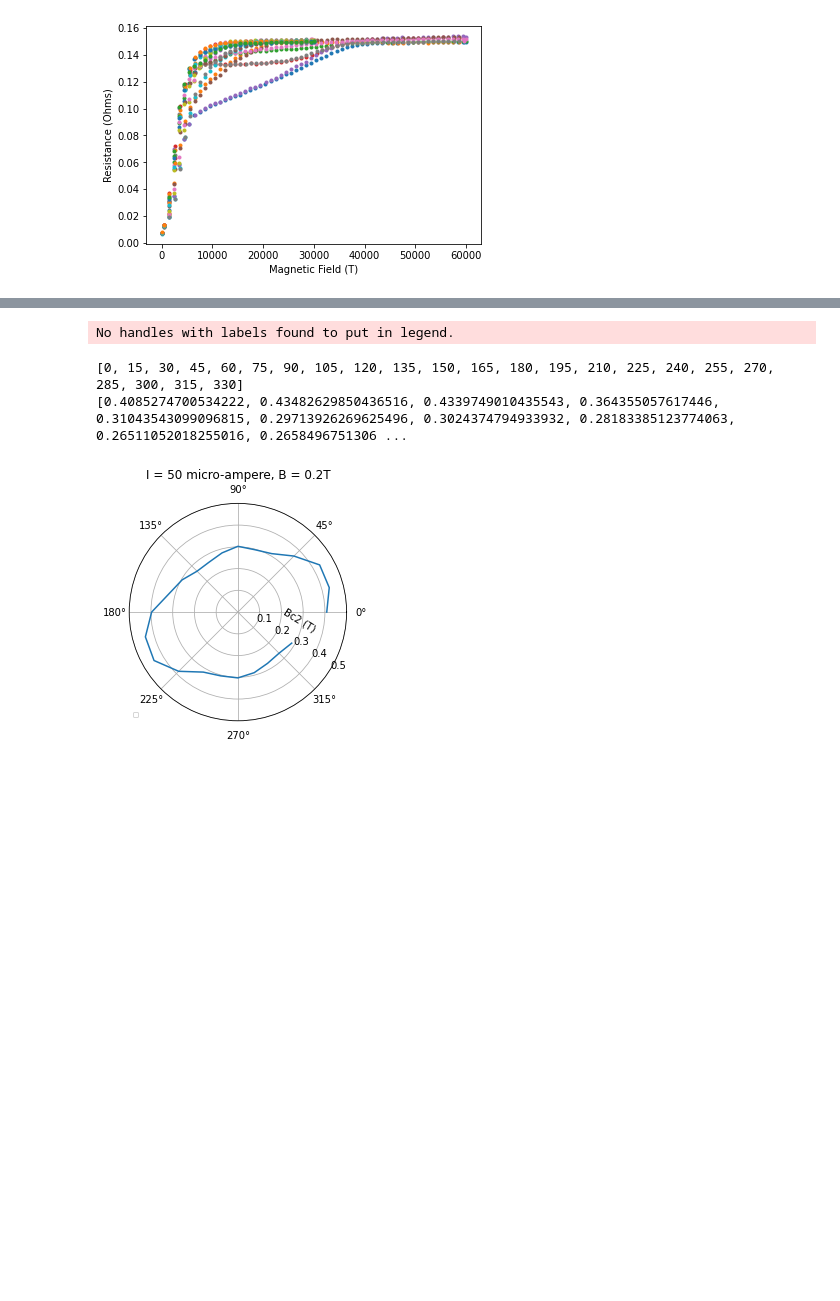
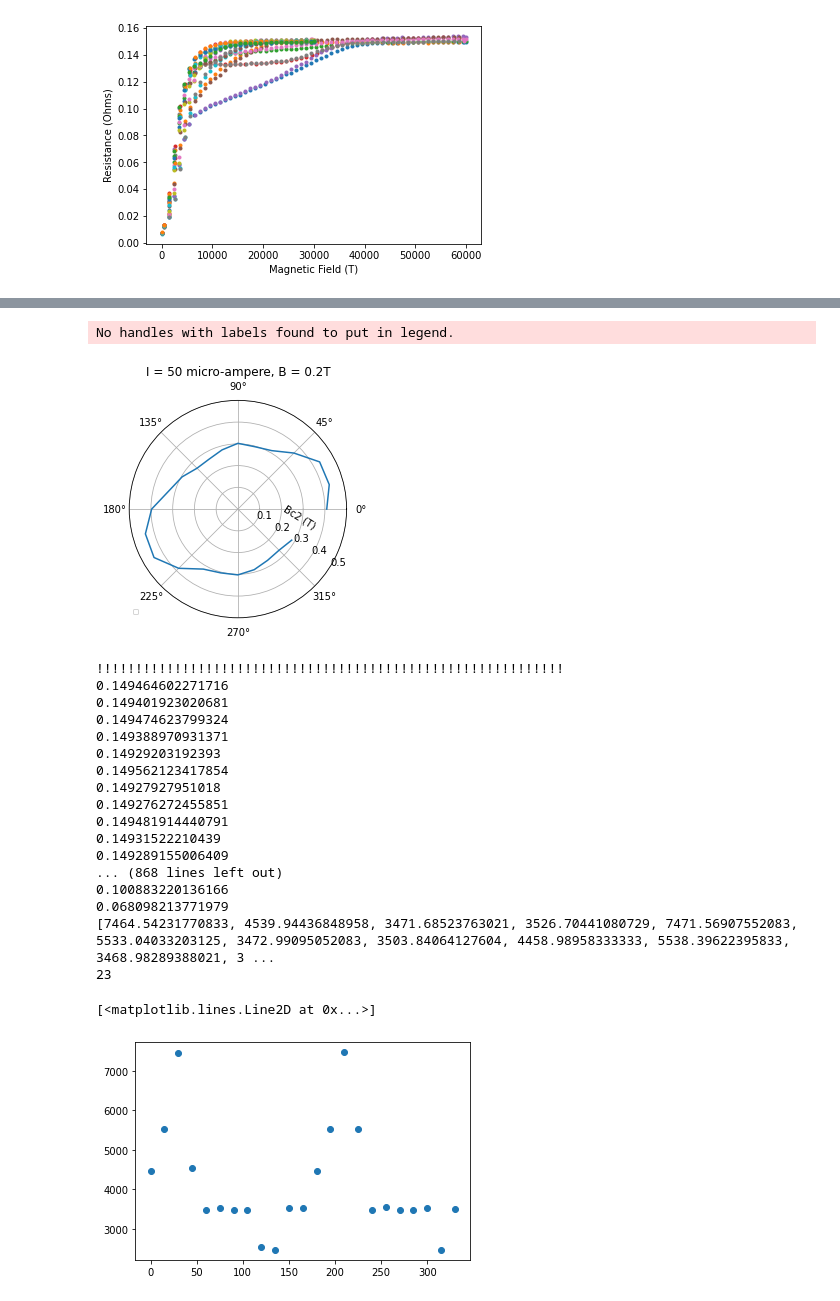
Before and after one commit to DerkNiessink/research-practicum, a Jupyter notebook: research.ipynb, the cells around one changed output, grey strips where cells are left out. Drawn from its saved outputs; the diff is of its cells as text; code cells hidden in the pictures; blank space fills up the shorter version.

```diff
--- a/research.ipynb
+++ b/research.ipynb
@@ -350,18 +331,10 @@ No handles with labels found to put in legend.
 # %%
 
-angles_inorder = []
-bc2s_inorder = []
-for i in range(0, 23):
-    angles_inorder.append(min(angles))
-    bc2s_inorder.append(bc2s[angles.index(min(angles))])
-    bc2s.remove( bc2s[angles.index(min(angles))])
-    angles.remove(min(angles))
-
-print(angles_inorder)
-print(bc2s_inorder)
+coords = sorted(zip(angles, bc2s), key=lambda x: x[0])
 
 
-angles_rad_inorder = [angle / 180 * np.pi for angle in angles_inorder]
+angles_rad_inorder = [item[0] / 180 * np.pi for item in coords]
+bc2s_inorder = [item[1] for item in coords]
 
 
 fig, ax = plt.subplots(subplot_kw={'projection': 'polar'})
@@ -376,6 +349,44 @@ ax.text(np.radians(label_position+25),ax.get_rmax()*4/7,'Bc2 (T)', rotation=labe
 ax.grid(True)
 # %% [output]
 No handles with labels found to put in legend.
-[0, 15, 30, 45, 60, 75, 90, 105, 120, 135, 150, 165, 180, 195, 210, 225, 240, 255, 270, 285, 300, 315, 330]
-[0.4085274700534222, 0.43482629850436516, 0.4339749010435543, 0.364355057617446, 0.31043543099096815, 0.29713926269625496, 0.3024374794933932, 0.28183385123774063, 0.26511052018255016, 0.2658496751306 ...
 [figure]
+# %%
+bc2s = []
+for angle in angles:
+    print("!!!!!!!!!!!!!!!!!!!!!!!!!!!!!!!!!!!!!!!!!!!!!!!!!!!!!!!!!!!!")
+    if positions[f"{angle}deg"][0][0] < 10000:
+        L = list(reversed(positions[f"{angle}deg"]))
+    else:
+        L = positions[f"{angle}deg"]
+
+    previous_item = (0, 0)
+    for item in L:
+        print(abs(previous_item[1] - item[1]))
+        if abs(previous_item[1] - item[1]) < 0.1:
+            bc2s.append(item[0])
+            previous_item = item
+            break
+
+print(bc2s)
+print(len(bc2s))
+plt.plot(angles, bc2s, "o")
+# %% [output]
+!!!!!!!!!!!!!!!!!!!!!!!!!!!!!!!!!!!!!!!!!!!!!!!!!!!!!!!!!!!!
+0.149464602271716
+0.149401923020681
+0.149474623799324
+0.149388970931371
+0.14929203192393
+0.149562123417854
+0.14927927951018
+0.149276272455851
+0.149481914440791
+0.14931522210439
+0.149289155006409
+... (868 lines left out)
+0.100883220136166
+0.068098213771979
+[7464.54231770833, 4539.94436848958, 3471.68523763021, 3526.70441080729, 7471.56907552083, 5533.04033203125, 3472.99095052083, 3503.84064127604, 4458.98958333333, 5538.39622395833, 3468.98289388021, 3 ...
+23
+[<matplotlib.lines.Line2D at 0x...>]
+[figure, added]
```
Also changed, not shown: parts of 4 cells of this notebook.
